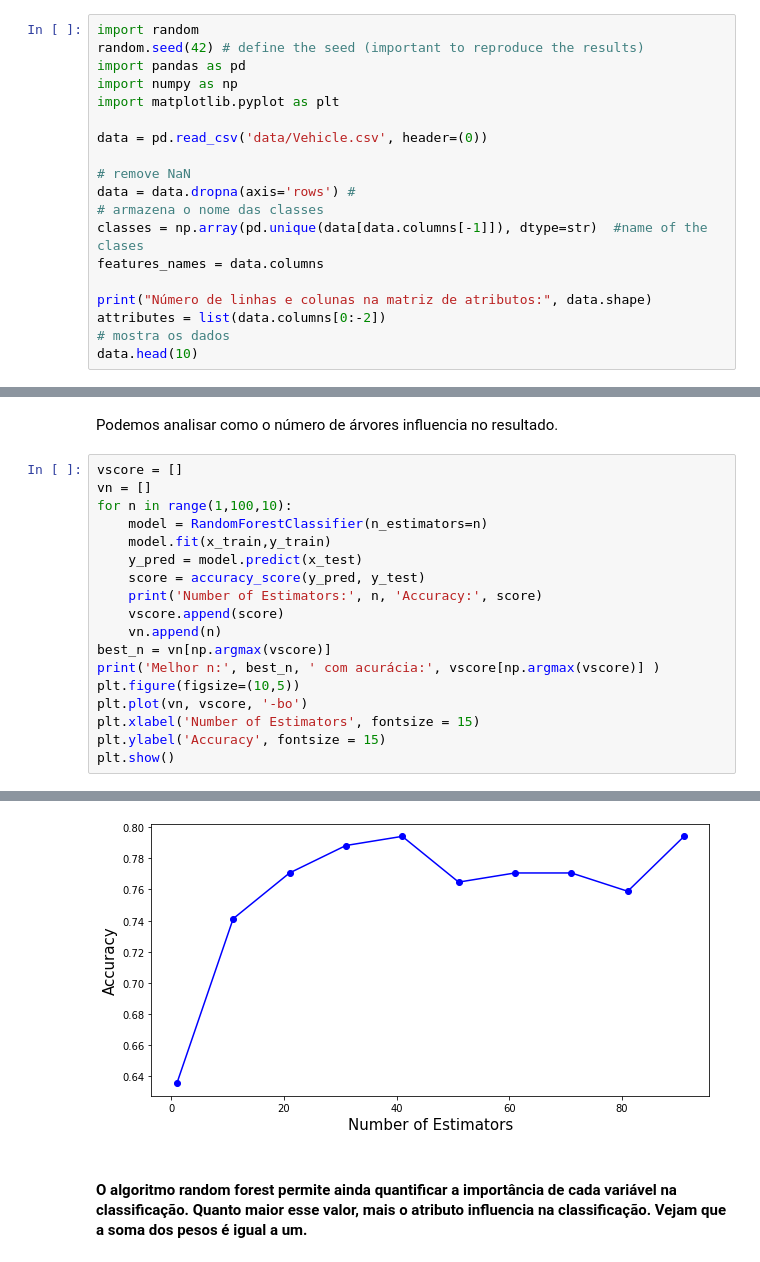
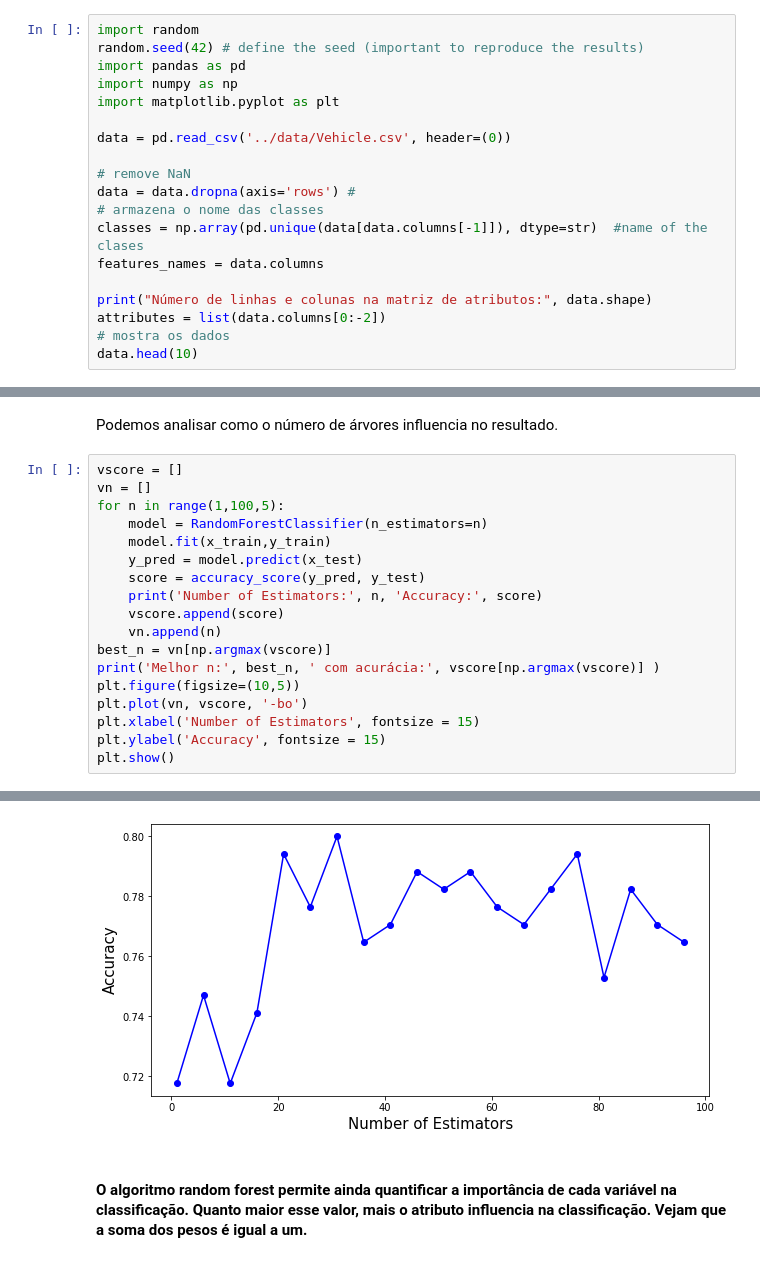
Before and after one commit to thiago3008/MBA_DS_USP, a Jupyter notebook: 02 - Introdução a Ciência de Dados/07 - Classificação - Árvores e ensambles/ICD - Aula7..ipynb, the cells around one changed output, grey strips where cells are left out. Saved outputs shown, nothing was run; the diff lists cells and outputs as text.

```diff
--- a/02 - Introdução a Ciência de Dados/07 - Classificação - Árvores e ensambles/ICD - Aula7..ipynb
+++ b/02 - Introdução a Ciência de Dados/07 - Classificação - Árvores e ensambles/ICD - Aula7..ipynb
@@ -15,7 +15,7 @@ import pandas as pd
 import numpy as np
 import matplotlib.pyplot as plt
 
-data = pd.read_csv('data/Vehicle.csv', header=(0))
+data = pd.read_csv('../data/Vehicle.csv', header=(0))
 
 # remove NaN
 data = data.dropna(axis='rows') #
@@ -165,7 +165,7 @@ Podemos analisar como o número de árvores influencia no resultado.
 # %%
 vscore = []
 vn = []
-for n in range(1,100,10):
+for n in range(1,100,5):
     model = RandomForestClassifier(n_estimators=n)
     model.fit(x_train,y_train)
     y_pred = model.predict(x_test)
@@ -195,4 +201,4 @@ Melhor n: 41  com acurácia: 0.7941176470588235
-[figure, old version]
+[figure, new version]
 # %% [markdown]
 #### O algoritmo random forest permite ainda quantificar a importância de cada variável na classificação. Quanto maior esse valor, mais o atributo influencia na classificação. Vejam que a soma dos pesos é igual a um.
 # %%
```
Also changed, not shown: parts of 7 cells of this notebook, 4 other files.
